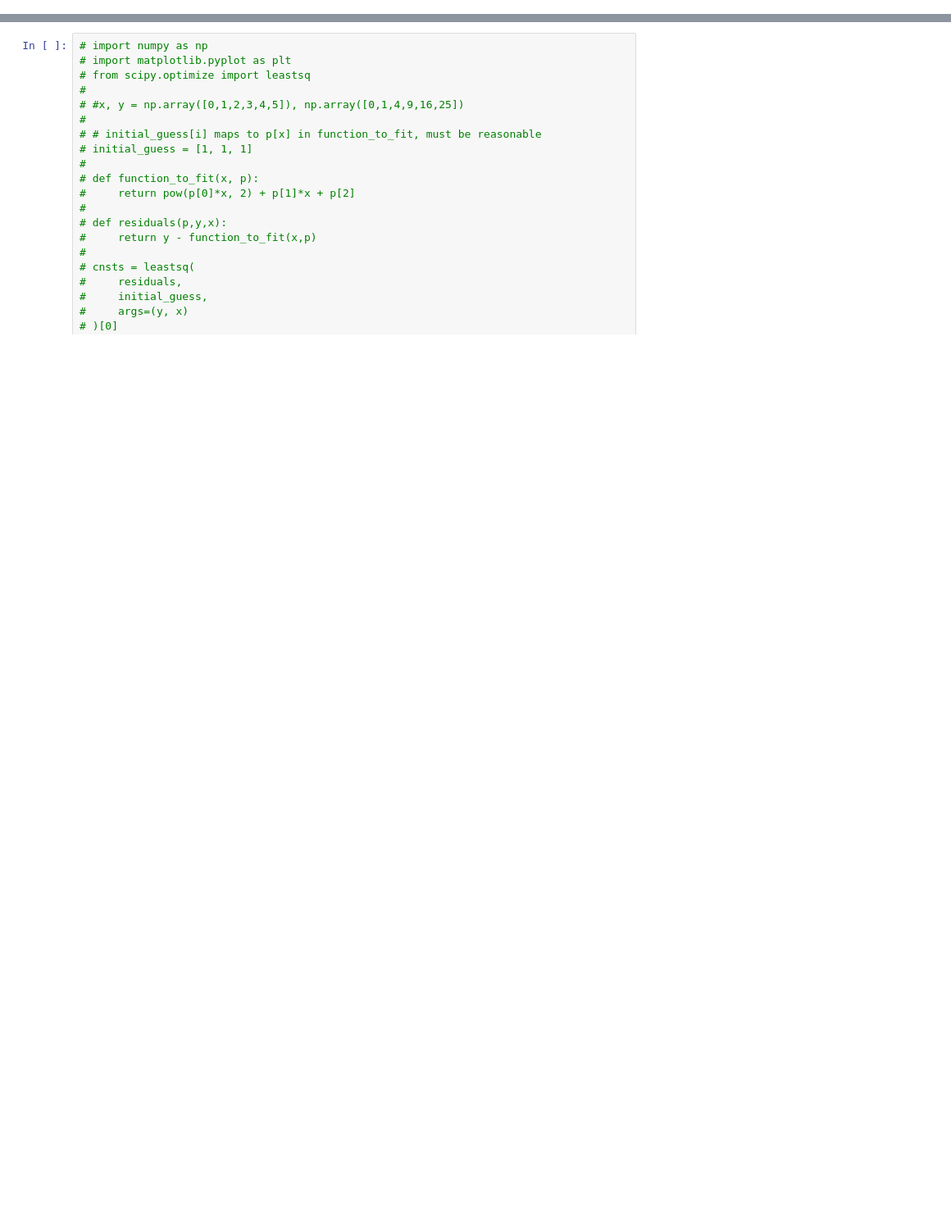
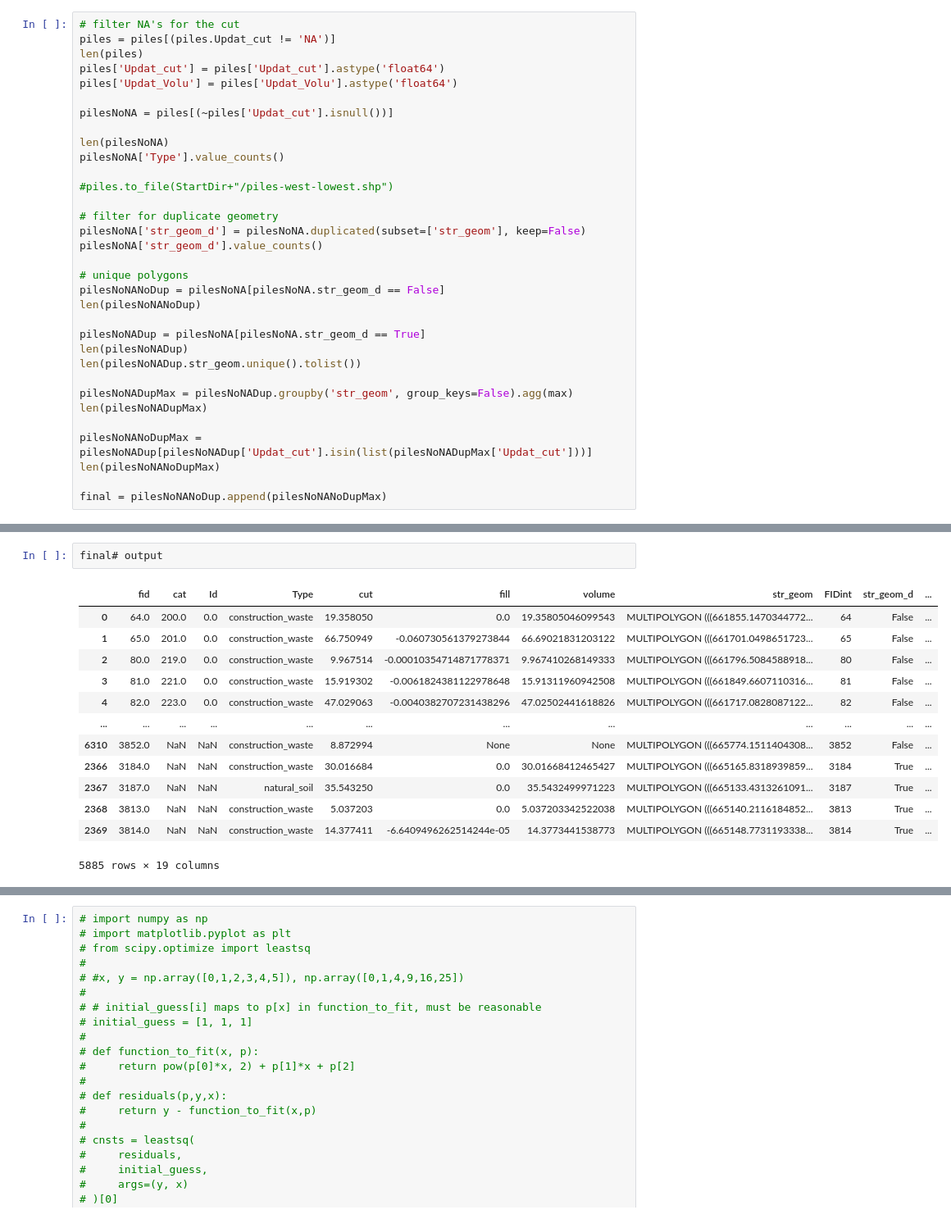
Before and after one commit to PhillRob/point-cloud-volume, a Jupyter notebook: area-volume-model.ipynb, the cells around one changed output, grey strips where cells are left out. Shown: that part at 82% size. Saved outputs shown, nothing was run; the diff lists cells and outputs as text; blank space fills up the shorter version.

```diff
--- a/area-volume-model.ipynb
+++ b/area-volume-model.ipynb
@@ -256,0 +43,33 @@ y = np.array(finalSmall['cut']).reshape((-1, 1))
+# %%
+# filter NA's for the cut
+piles = piles[(piles.Updat_cut != 'NA')]
+len(piles)
+piles['Updat_cut'] = piles['Updat_cut'].astype('float64')
+piles['Updat_Volu'] = piles['Updat_Volu'].astype('float64')
+
+pilesNoNA = piles[(~piles['Updat_cut'].isnull())]
+
+len(pilesNoNA)
+pilesNoNA['Type'].value_counts()
+
+#piles.to_file(StartDir+"/piles-west-lowest.shp")
+
+# filter for duplicate geometry
+pilesNoNA['str_geom_d'] = pilesNoNA.duplicated(subset=['str_geom'], keep=False)
+pilesNoNA['str_geom_d'].value_counts()
+
+# unique polygons
+pilesNoNANoDup = pilesNoNA[pilesNoNA.str_geom_d == False]
+len(pilesNoNANoDup)
+
+pilesNoNADup = pilesNoNA[pilesNoNA.str_geom_d == True]
+len(pilesNoNADup)
+len(pilesNoNADup.str_geom.unique().tolist())
+
+pilesNoNADupMax = pilesNoNADup.groupby('str_geom', group_keys=False).agg(max)
+len(pilesNoNADupMax)
+
+pilesNoNANoDupMax = pilesNoNADup[pilesNoNADup['Updat_cut'].isin(list(pilesNoNADupMax['Updat_cut']))]
+len(pilesNoNANoDupMax)
+
+final = pilesNoNANoDup.append(pilesNoNANoDupMax)
@@ -256,0 +95,16 @@ y = np.array(finalSmall['cut']).reshape((-1, 1))
+# %%
+final# output
+# %% [output]
+|  | fid | cat | Id | Type | cut | fill | volume | str_geom | FIDint | str_geom_d | ... |
+| 0 | 64.0 | 200.0 | 0.0 | construction_waste | 19.358050 | 0.0 | 19.35805046099543 | MULTIPOLYGON (((661855.1470344772... | 64 | False | ... |
+| 1 | 65.0 | 201.0 | 0.0 | construction_waste | 66.750949 | -0.060730561379273844 | 66.69021831203122 | MULTIPOLYGON (((661701.0498651723... | 65 | False | ... |
+| 2 | 80.0 | 219.0 | 0.0 | construction_waste | 9.967514 | -0.00010354714871778371 | 9.967410268149333 | MULTIPOLYGON (((661796.5084588918... | 80 | False | ... |
+| 3 | 81.0 | 221.0 | 0.0 | construction_waste | 15.919302 | -0.0061824381122978648 | 15.91311960942508 | MULTIPOLYGON (((661849.6607110316... | 81 | False | ... |
+| 4 | 82.0 | 223.0 | 0.0 | construction_waste | 47.029063 | -0.0040382707231438296 | 47.02502441618826 | MULTIPOLYGON (((661717.0828087122... | 82 | False | ... |
+| ... | ... | ... | ... | ... | ... | ... | ... | ... | ... | ... | ... |
+| 6310 | 3852.0 | NaN | NaN | construction_waste | 8.872994 | None | None | MULTIPOLYGON (((665774.1511404308... | 3852 | False | ... |
+| 2366 | 3184.0 | NaN | NaN | construction_waste | 30.016684 | 0.0 | 30.01668412465427 | MULTIPOLYGON (((665165.8318939859... | 3184 | True | ... |
+| 2367 | 3187.0 | NaN | NaN | natural_soil | 35.543250 | 0.0 | 35.5432499971223 | MULTIPOLYGON (((665133.4313261091... | 3187 | True | ... |
+| 2368 | 3813.0 | NaN | NaN | construction_waste | 5.037203 | 0.0 | 5.037203342522038 | MULTIPOLYGON (((665140.2116184852... | 3813 | True | ... |
+| 2369 | 3814.0 | NaN | NaN | construction_waste | 14.377411 | -6.6409496262514244e-05 | 14.3773441538773 | MULTIPOLYGON (((665148.7731193338... | 3814 | True | ... |
+5885 rows × 19 columns
```
Also changed, not shown: parts of 55 cells of this notebook, 5 other files.
